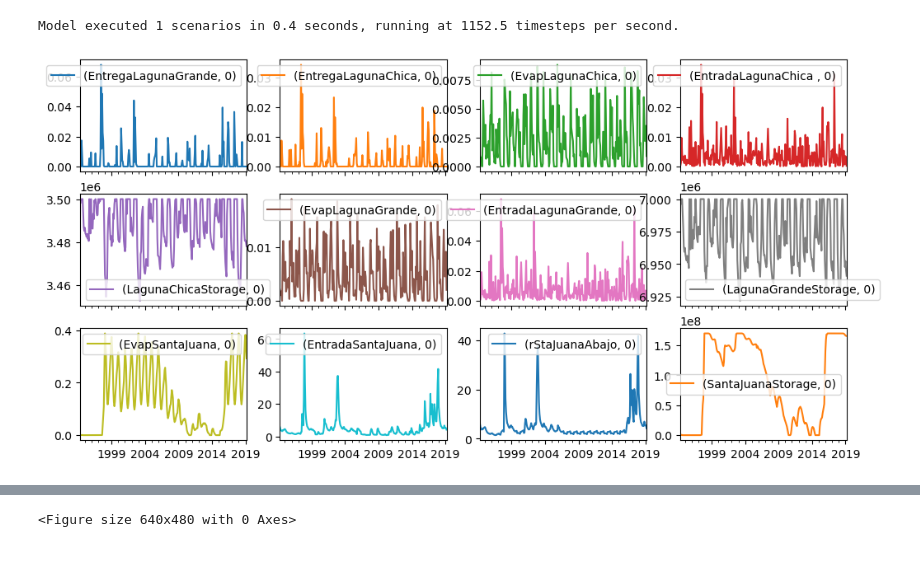
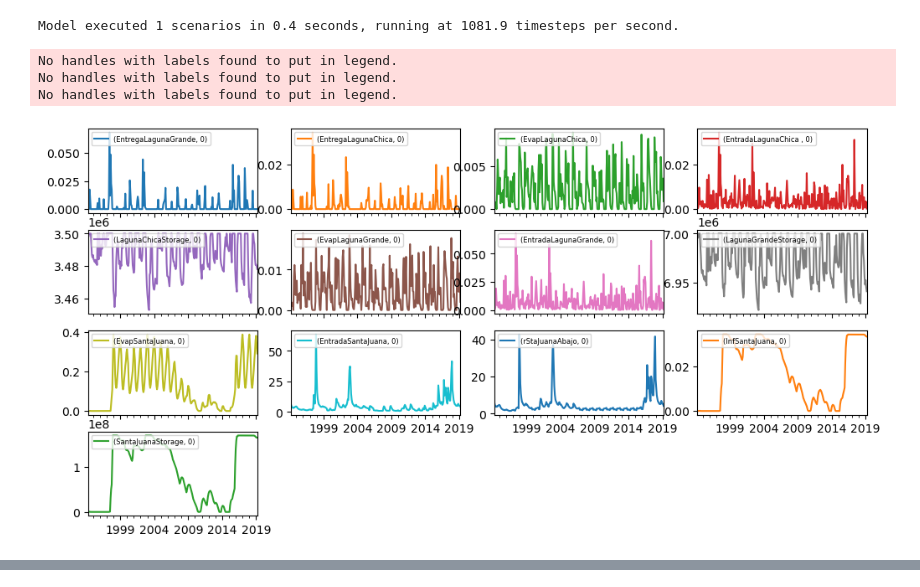
Before and after one commit to ccalvocm/pywrDemo, a Jupyter notebook: Huasco/modeloHuasco.ipynb, the cells around one changed output, grey strips where cells are left out. Cells and saved outputs as stored; diff of their text form; code cells hidden in the pictures; blank space fills up the shorter version.

```diff
--- a/Huasco/modeloHuasco.ipynb
+++ b/Huasco/modeloHuasco.ipynb
@@ -1,30 +1,36 @@
 # %%
 from pywr.core import Model
 from pywr.recorders import Recorder
 from pywr.recorders._recorders import NodeRecorder
 from pywr.notebook import draw_graph
 from pywr.notebook import pywr_model_to_d3_json
 import matplotlib.pyplot as plt
 
 if __name__ == "__main__":
 
     modelo="huasco.json"
     m = Model.load(modelo)
     m.solver.name="glpk-edge"
     stats = m.run()
     print(stats)
 
     df = m.to_dataframe()
     colsQ=[x for x in df.columns if 'Storage' not in x[0]]
 #     pasar a m3/s
     df[colsQ]=df[colsQ]/86400.
-    df.plot(subplots=True, figsize = (12,6),layout=(3,4))
-    plt.show()
+    axis=df.plot(subplots=True, figsize = (12,6),layout=(4,4))
+    for i,a in enumerate(axis.reshape(-1)):
+        a.legend(loc=2, prop={'size': 6})
+#     plt.show()
+    plt.savefig('resHuascoSup.svg',bbox_inches='tight')
     df.to_csv(r'resultadosModelo.csv')
 
-    plt.figure()
-    draw_graph(m,labels = True, attributes = True,width=900,height=900)
-    plt.show()
+#     plt.figure()
+#     draw_graph(m,labels = True, attributes = True,width=900,height=900)
+#     plt.show()
 # %% [output]
-Model executed 1 scenarios in 0.4 seconds, running at 1152.5 timesteps per second.
+Model executed 1 scenarios in 0.4 seconds, running at 1081.9 timesteps per second.
+No handles with labels found to put in legend.
+No handles with labels found to put in legend.
+No handles with labels found to put in legend.
-[figure, old version]
+[figure, new version]
@@ -32,2 +37 @@ Model executed 1 scenarios in 0.4 seconds, running at 1152.5 timesteps per secon
-<Figure size 640x480 with 0 Axes>
 # %%
```
Also changed, not shown: parts of 2 cells of this notebook, 13 other files.
